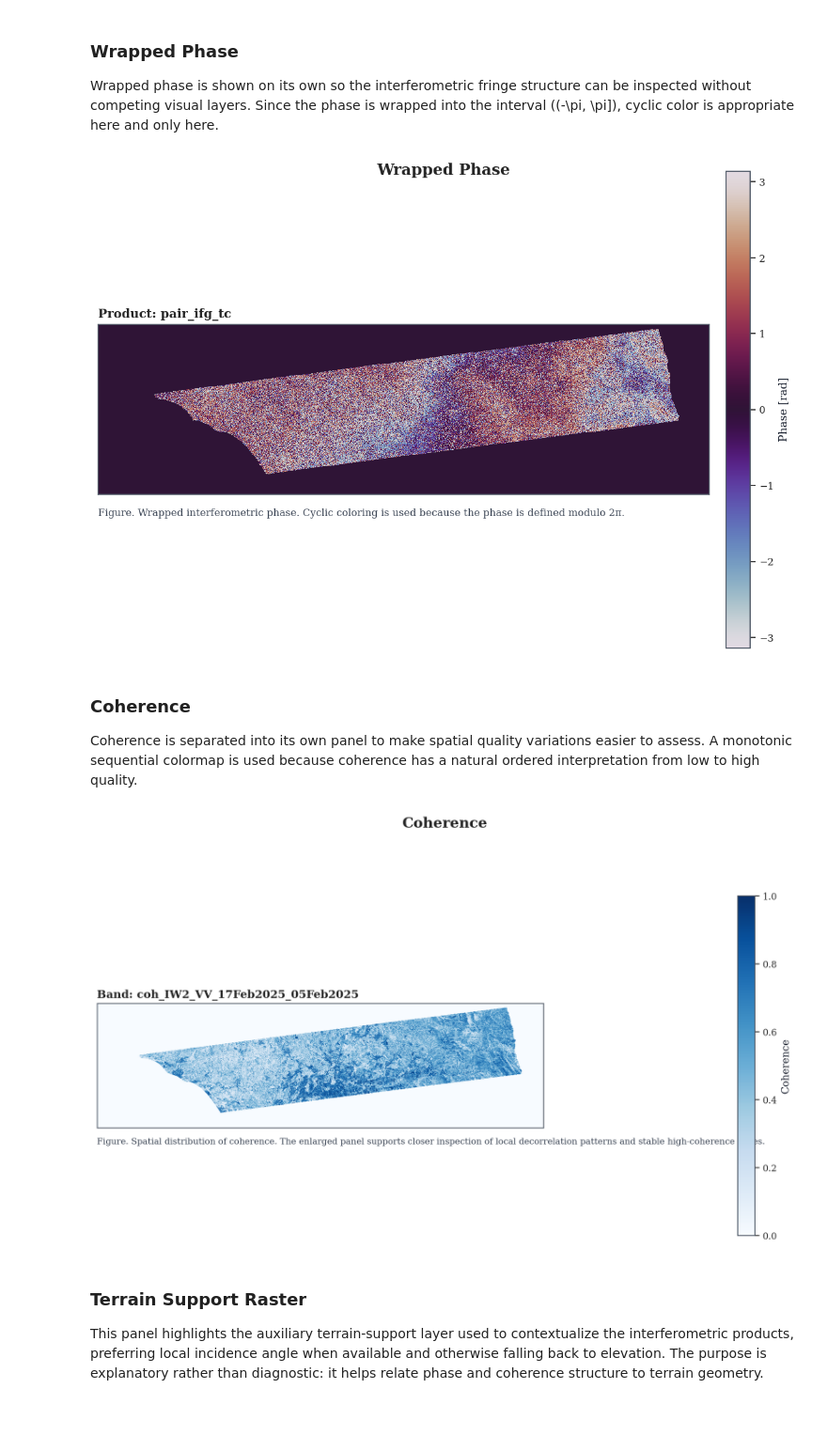
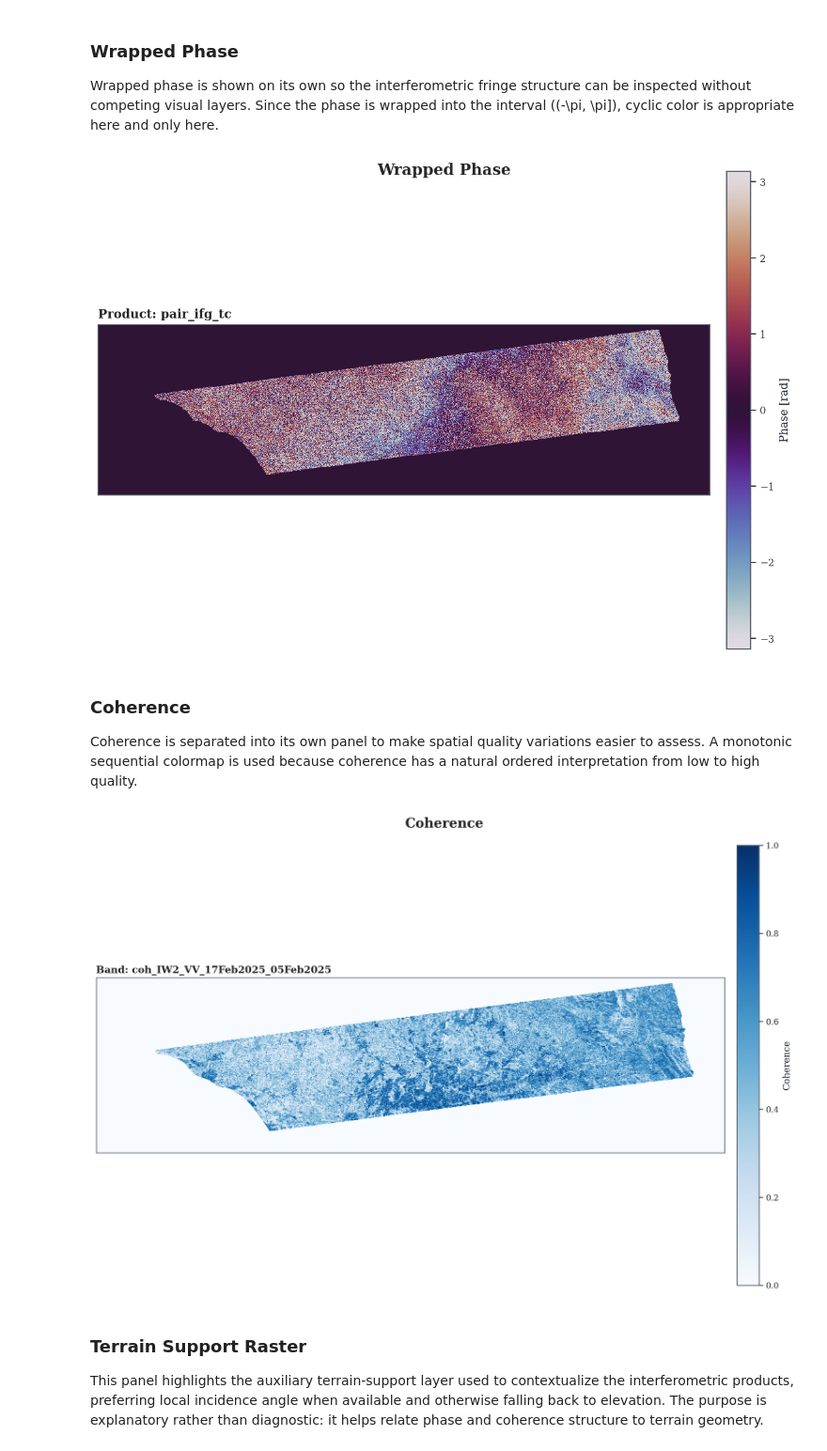
Before and after one commit to sirbastiano/srp, a Jupyter notebook: notebooks/snapflow_v2.ipynb, the cells around one changed output. Shown at 94% size. Saved outputs shown, nothing was run; the diff lists cells and outputs as text; code cells hidden in the pictures; blank space fills up the shorter version.

Commit message:
feat(notebook): enlarge coherence panel

```diff
--- a/notebooks/snapflow_v2.ipynb
+++ b/notebooks/snapflow_v2.ipynb
@@ -789,35 +778,33 @@ if phase_i and phase_q:
     cbar.set_label("Phase [rad]", fontsize=10)
     cbar.ax.tick_params(labelsize=9)
     apply_map_format(ax)
-    add_panel_caption(ax, "Figure. Wrapped interferometric phase. Cyclic coloring is used because the phase is defined modulo 2π.")
 else:
     mark_empty(ax, "Wrapped phase bands not available")
 
 plt.show()
 # %% [output]
-[figure, old version]
+[figure, new version]
 # %% [markdown]
 ### Coherence
 
 Coherence is separated into its own panel to make spatial quality variations easier to assess. A monotonic sequential colormap is used because coherence has a natural ordered interpretation from low to high quality.
 # %%
-fig, ax = plt.subplots(figsize=(10.2, 7.1), dpi=165, constrained_layout=True)
-fig.suptitle("Coherence", fontsize=15, fontweight="semibold", y=1.01)
+fig, ax = plt.subplots(figsize=(11.8, 8.2), dpi=205, constrained_layout=True)
+fig.suptitle("Coherence", fontsize=16, fontweight="semibold", y=1.01)
 
 if coherence_data is not None:
     im = ax.imshow(coherence_data, cmap="Blues", vmin=0.0, vmax=1.0, interpolation="nearest")
-    ax.set_title(f"Band: {coherence_band.stem}", loc="left", fontsize=11.5)
-    cbar = fig.colorbar(im, ax=ax, fraction=0.038, pad=0.022)
-    cbar.set_label("Coherence", fontsize=10.5)
-    cbar.ax.tick_params(labelsize=9.5)
+    ax.set_title(f"Band: {coherence_band.stem}", loc="left", fontsize=12)
+    cbar = fig.colorbar(im, ax=ax, fraction=0.035, pad=0.02)
+    cbar.set_label("Coherence", fontsize=11)
+    cbar.ax.tick_params(labelsize=10)
     apply_map_format(ax)
-    add_panel_caption(ax, "Figure. Spatial distribution of coherence. The enlarged panel supports closer inspection of local decorrelation patterns and stable high-coherence zones.")
 else:
     mark_empty(ax, "Coherence band not available")
 
 plt.show()
 # %% [output]
-[figure, old version]
+[figure, new version]
 # %% [markdown]
 ### Terrain Support Raster
 
```
Also changed, not shown: parts of 3 cells of this notebook.
